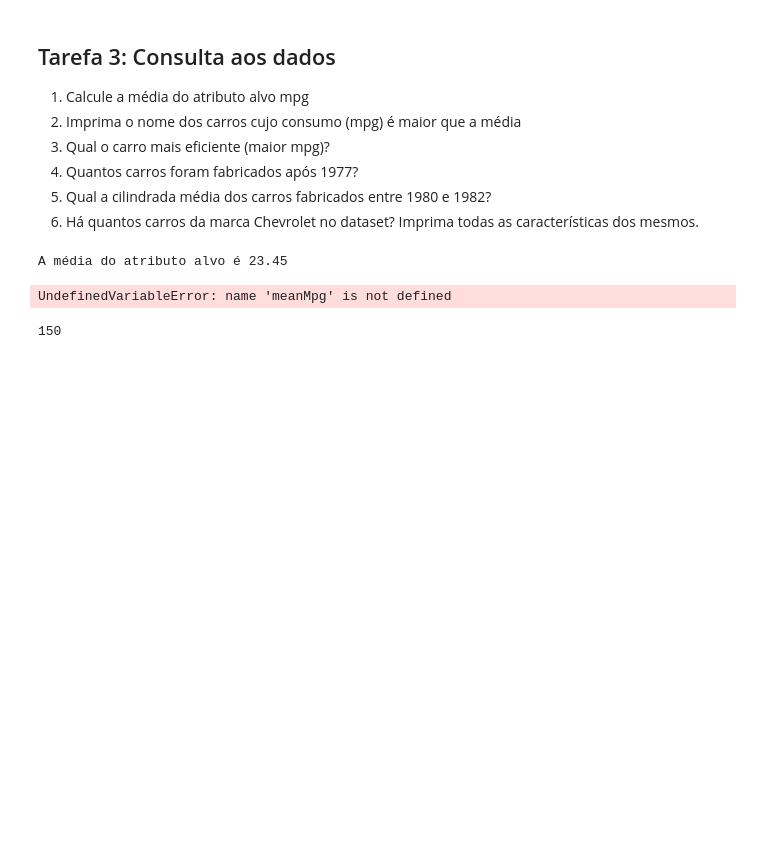
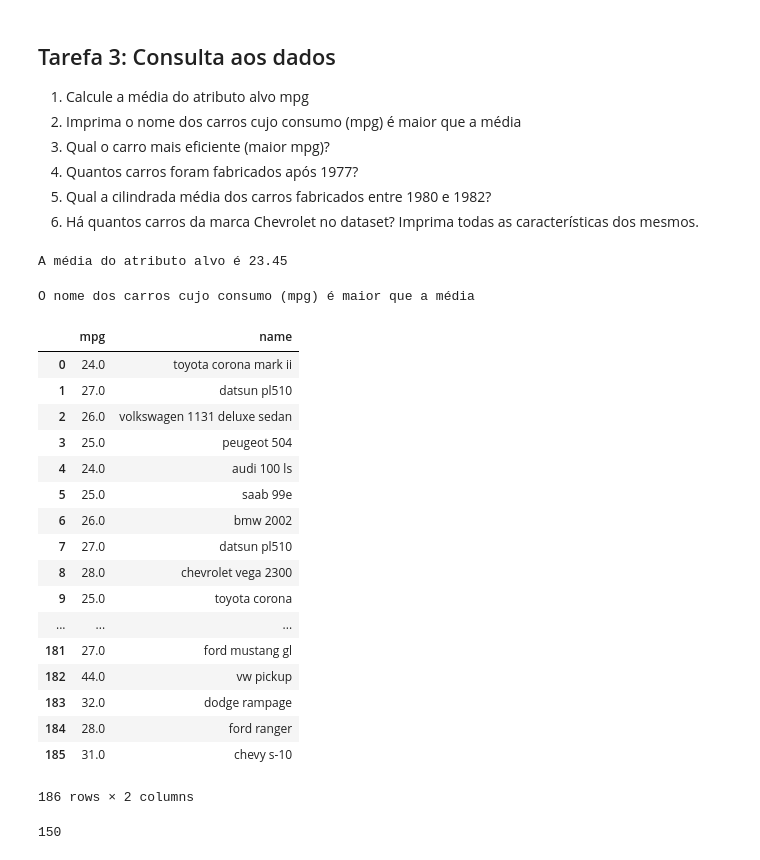
Before and after one commit to julianyraiol/RNA-Works, a Jupyter notebook: Projeto-I/develop/Projeto Prático #1.1 -- Explorando Dados.ipynb, the cells around one changed output. Cells and saved outputs as stored; diff of their text form; code cells hidden in the pictures; blank space fills up the shorter version.

```diff
--- a/Projeto-I/develop/Projeto Prático #1.1 -- Explorando Dados.ipynb
+++ b/Projeto-I/develop/Projeto Prático #1.1 -- Explorando Dados.ipynb
@@ -114,10 +114,32 @@ meanMpg = dataframe.mpg.mean()
 print("A média do atributo alvo é %.2f" %meanMpg)
 # %% [output]
 A média do atributo alvo é 23.45
-# %%
-dataframe.query('mpg > meanMpg').name
-# %% [output]
-UndefinedVariableError: name 'meanMpg' is not defined
+# %%
+print('\nO nome dos carros cujo consumo (mpg) é maior que a média')
+
+groupbyMPG = dataframe[dataframe.mpg > meanMpg] #query
+
+groupbyMPG[['mpg', 'name']].reset_index(drop=True) #select mpg and name columns
+# %% [output]
+O nome dos carros cujo consumo (mpg) é maior que a média
+|  | mpg | name |
+| 0 | 24.0 | toyota corona mark ii |
+| 1 | 27.0 | datsun pl510 |
+| 2 | 26.0 | volkswagen 1131 deluxe sedan |
+| 3 | 25.0 | peugeot 504 |
+| 4 | 24.0 | audi 100 ls |
+| 5 | 25.0 | saab 99e |
+| 6 | 26.0 | bmw 2002 |
+| 7 | 27.0 | datsun pl510 |
+| 8 | 28.0 | chevrolet vega 2300 |
+| 9 | 25.0 | toyota corona |
+| ... | ... | ... |
+| 181 | 27.0 | ford mustang gl |
+| 182 | 44.0 | vw pickup |
+| 183 | 32.0 | dodge rampage |
+| 184 | 28.0 | ford ranger |
+| 185 | 31.0 | chevy s-10 |
+186 rows × 2 columns
 # %%
 len(dataframe[dataframe.modelyear > 77])
 # %% [output]
```
Also changed, not shown: parts of 2 cells of this notebook.
